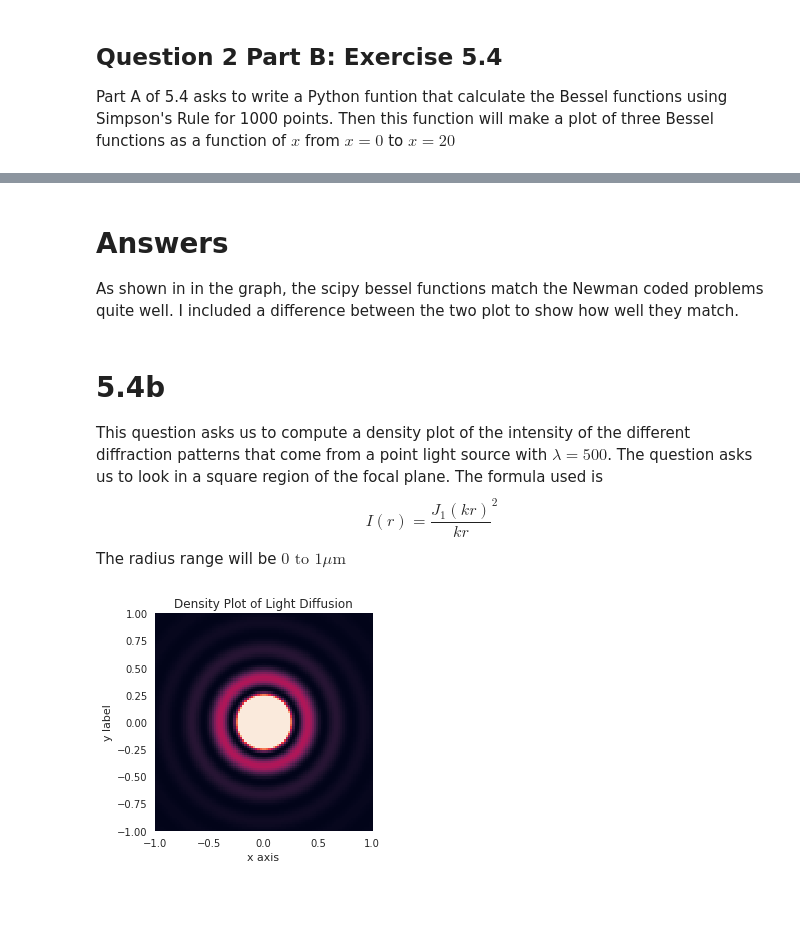
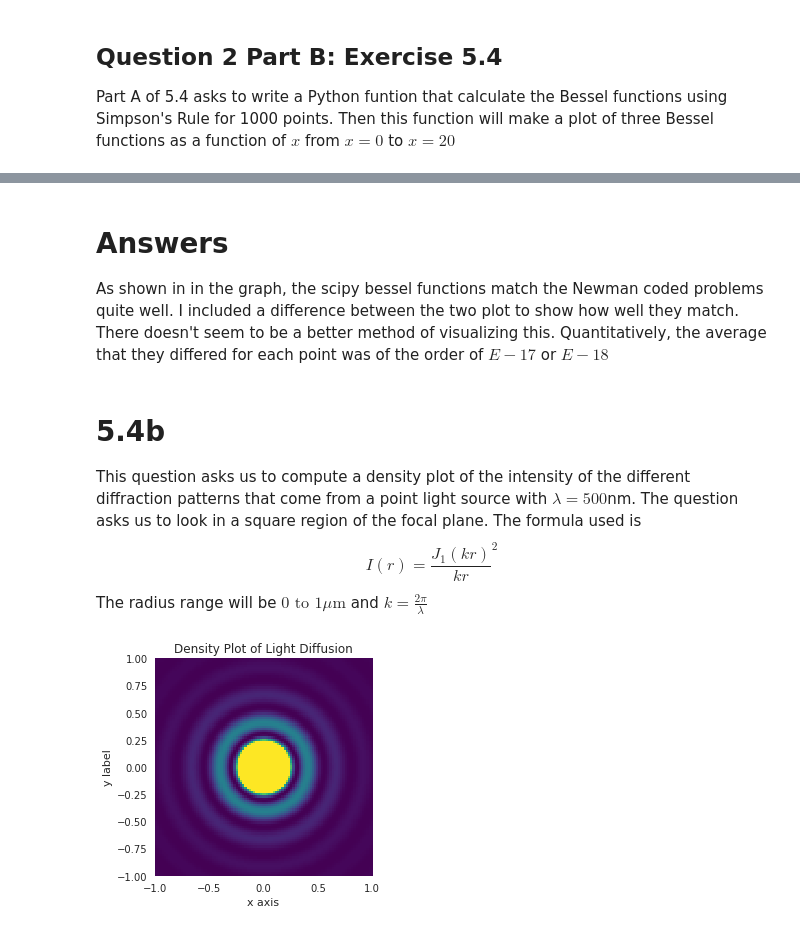
Before and after one commit to andrewkhardy/PHY-407, a Jupyter notebook: Lab02_Q2.ipynb, the cells around one changed output, grey strips where cells are left out. Saved outputs shown, nothing was run; the diff lists cells and outputs as text; code cells hidden in the pictures; blank space fills up the shorter version.

Commit message:
Answered Questions

```diff
--- a/Lab02_Q2.ipynb
+++ b/Lab02_Q2.ipynb
@@ -283,25 +302,25 @@ plt.scatter(x, bessel_val[:,2]-scipy_val[:,2],c = 'coral', s =4)
 # %% [markdown]
 # Answers
-As shown in in the graph, the scipy bessel functions match the Newman coded problems quite well. I included a difference between the two plot to show how well they match.
+As shown in in the graph, the scipy bessel functions match the Newman coded problems quite well. I included a difference between the two plot to show how well they match. There doesn't seem to be a better method of visualizing this. Quantitatively, the average that they differed for each point was of the order of $E-17$ or  $E-18$
 # %% [markdown]
 # 5.4b
-This question asks us to compute a density plot of the intensity of the different diffraction patterns that come from a point light source with $\lambda=500$. The question asks us to look in a square region of the focal plane. The formula used is
+This question asks us to compute a density plot of the intensity of the different diffraction patterns that come from a point light source with $\lambda=500$nm. The question asks us to look in a square region of the focal plane. The formula used is
 \begin{equation}
 I(r)=\frac{J_1(kr)}{kr}^2
 \end{equation}
-The radius range will be $0  \text{ to } 1\mu\text{m}$
+The radius range will be $0  \text{ to } 1\mu\text{m}$ and $k = \frac{2\pi}{\lambda}$
 # %%
 x_grid,y_grid = np.mgrid[-1:1:100j,-1:1:100j]
 r = np.sqrt(x_grid**2 + y_grid**2)
 wavelength = 0.5
 k = 2*np.pi/wavelength
 
 I = (J(1,r*k)/k/r)**2
-plt.imshow(I,vmax=0.1/10,extent=(-1,1,-1,1))
+plt.imshow(I,vmax=0.1/10,extent=(-1,1,-1,1), cmap = 'viridis')
 plt.title('Density Plot of Light Diffusion')
 plt.xlabel('x axis')
 plt.ylabel('y label')
 ax = plt.gca()
 ax.grid(False)
 # %% [output]
-[figure, old version]
+[figure, new version]
```
Also changed, not shown: parts of 5 cells of this notebook, 1 other file.
